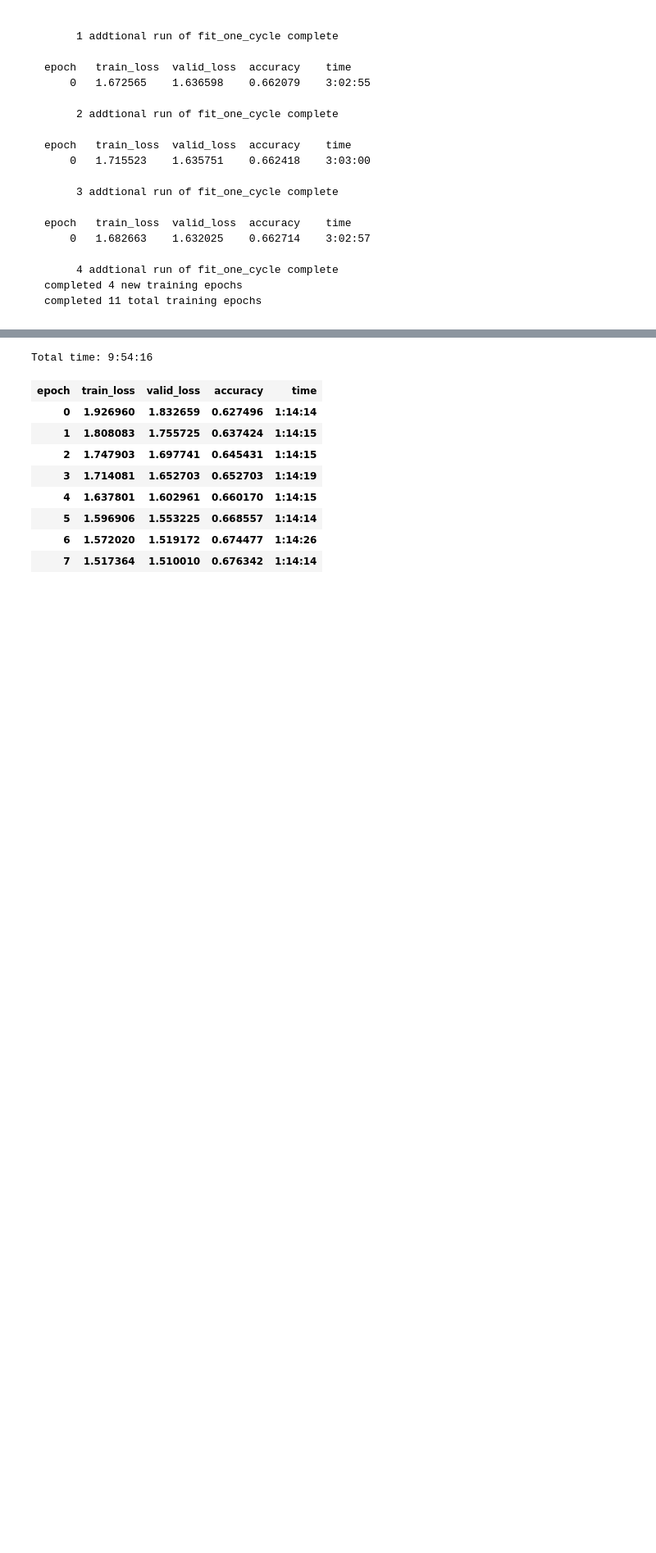
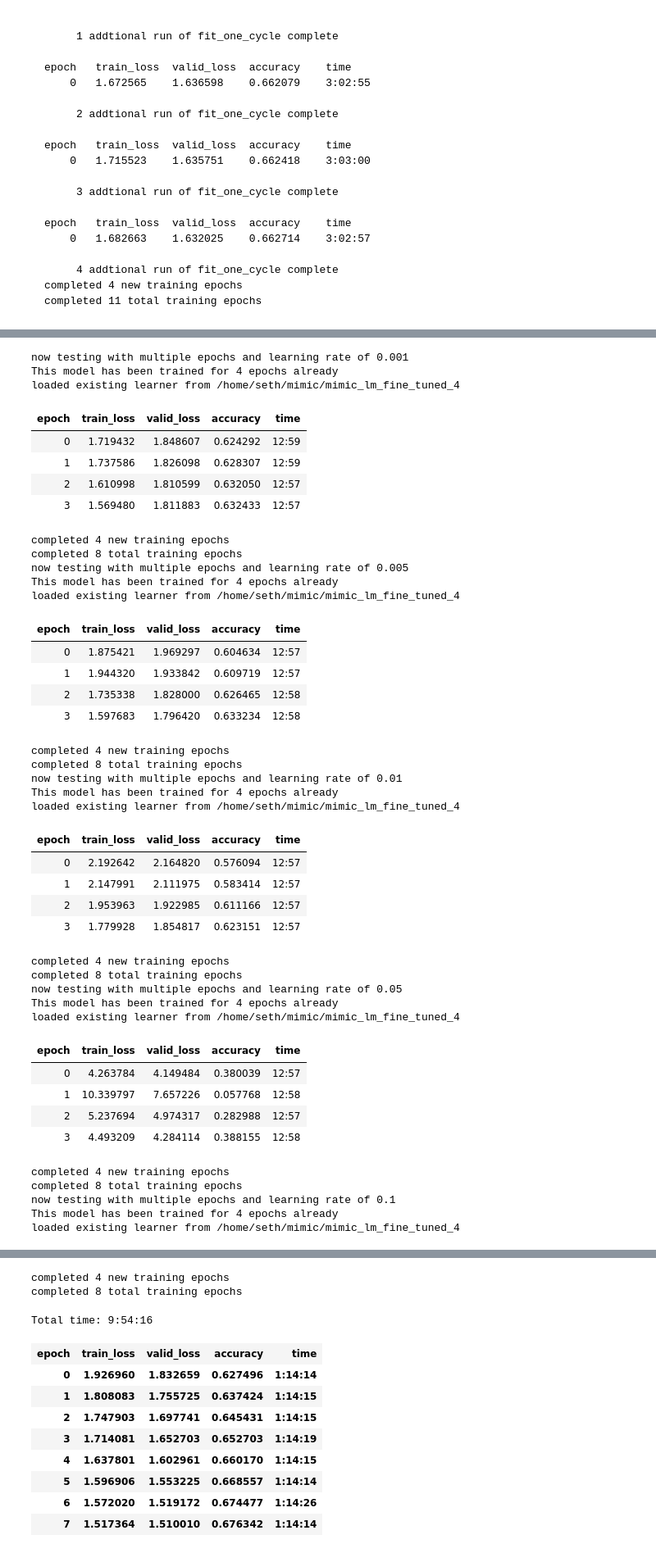
Before and after one commit to magic-lantern/fastai-notes, a Jupyter notebook: mimic_nlp.ipynb, the cells around one changed output, grey strips where cells are left out. Shown: that part at 82% size. Saved outputs shown, nothing was run; the diff lists cells and outputs as text; code cells hidden in the pictures; blank space fills up the shorter version.

Commit message:
Testing various learning rates

```diff
--- a/mimic_nlp.ipynb
+++ b/mimic_nlp.ipynb
@@ -489,0 +490,66 @@ with open(cycles_file, 'wb') as f:
+# %%
+num_cycles = 4
+prev_cycles = 4
+
+for lr in [1e-3, 5e-3, 1e-2, 5e-2, 1e-1]:
+    print('now testing with multiple epochs and learning rate of', lr)
+    print('This model has been trained for', prev_cycles, 'epochs already')
+    file = lm_base_file + str(prev_cycles)
+    learner_file = base_path/file
+    learn.load(learner_file)
+    learn.unfreeze()
+    print('loaded existing learner from', str(learner_file))
+
+
+    learn.fit_one_cycle(num_cycles, lr, moms=(0.8,0.7))
+    file = lm_base_file + str(prev_cycles + num_cycles + 1)
+    learner_file = base_path/file
+    learn.save(learner_file)
+    release_mem()
+
+    print('completed', num_cycles, 'new training epochs')
+    print('completed', num_cycles + prev_cycles, 'total training epochs')
+# %% [output]
+now testing with multiple epochs and learning rate of 0.001
+This model has been trained for 4 epochs already
+loaded existing learner from /home/seth/mimic/mimic_lm_fine_tuned_4
+| epoch | train_loss | valid_loss | accuracy | time |
+| 0 | 1.719432 | 1.848607 | 0.624292 | 12:59 |
+| 1 | 1.737586 | 1.826098 | 0.628307 | 12:59 |
+| 2 | 1.610998 | 1.810599 | 0.632050 | 12:57 |
+| 3 | 1.569480 | 1.811883 | 0.632433 | 12:57 |
+completed 4 new training epochs
+completed 8 total training epochs
+now testing with multiple epochs and learning rate of 0.005
+This model has been trained for 4 epochs already
+loaded existing learner from /home/seth/mimic/mimic_lm_fine_tuned_4
+| epoch | train_loss | valid_loss | accuracy | time |
+| 0 | 1.875421 | 1.969297 | 0.604634 | 12:57 |
+| 1 | 1.944320 | 1.933842 | 0.609719 | 12:57 |
+| 2 | 1.735338 | 1.828000 | 0.626465 | 12:58 |
+| 3 | 1.597683 | 1.796420 | 0.633234 | 12:58 |
+completed 4 new training epochs
+completed 8 total training epochs
+now testing with multiple epochs and learning rate of 0.01
+This model has been trained for 4 epochs already
+loaded existing learner from /home/seth/mimic/mimic_lm_fine_tuned_4
+| epoch | train_loss | valid_loss | accuracy | time |
+| 0 | 2.192642 | 2.164820 | 0.576094 | 12:57 |
+| 1 | 2.147991 | 2.111975 | 0.583414 | 12:57 |
+| 2 | 1.953963 | 1.922985 | 0.611166 | 12:57 |
+| 3 | 1.779928 | 1.854817 | 0.623151 | 12:57 |
+completed 4 new training epochs
+completed 8 total training epochs
+now testing with multiple epochs and learning rate of 0.05
+This model has been trained for 4 epochs already
+loaded existing learner from /home/seth/mimic/mimic_lm_fine_tuned_4
+| epoch | train_loss | valid_loss | accuracy | time |
+| 0 | 4.263784 | 4.149484 | 0.380039 | 12:57 |
+| 1 | 10.339797 | 7.657226 | 0.057768 | 12:58 |
+| 2 | 5.237694 | 4.974317 | 0.282988 | 12:57 |
+| 3 | 4.493209 | 4.284114 | 0.388155 | 12:58 |
+completed 4 new training epochs
+completed 8 total training epochs
+now testing with multiple epochs and learning rate of 0.1
+This model has been trained for 4 epochs already
+loaded existing learner from /home/seth/mimic/mimic_lm_fine_tuned_4
@@ -490,3 +561,5 @@ with open(cycles_file, 'wb') as f:
+completed 4 new training epochs
+completed 8 total training epochs
 # %%
 # %% [output]
 Total time: 9:54:16
```
Also changed, not shown: parts of 11 cells of this notebook, 3 other files.
